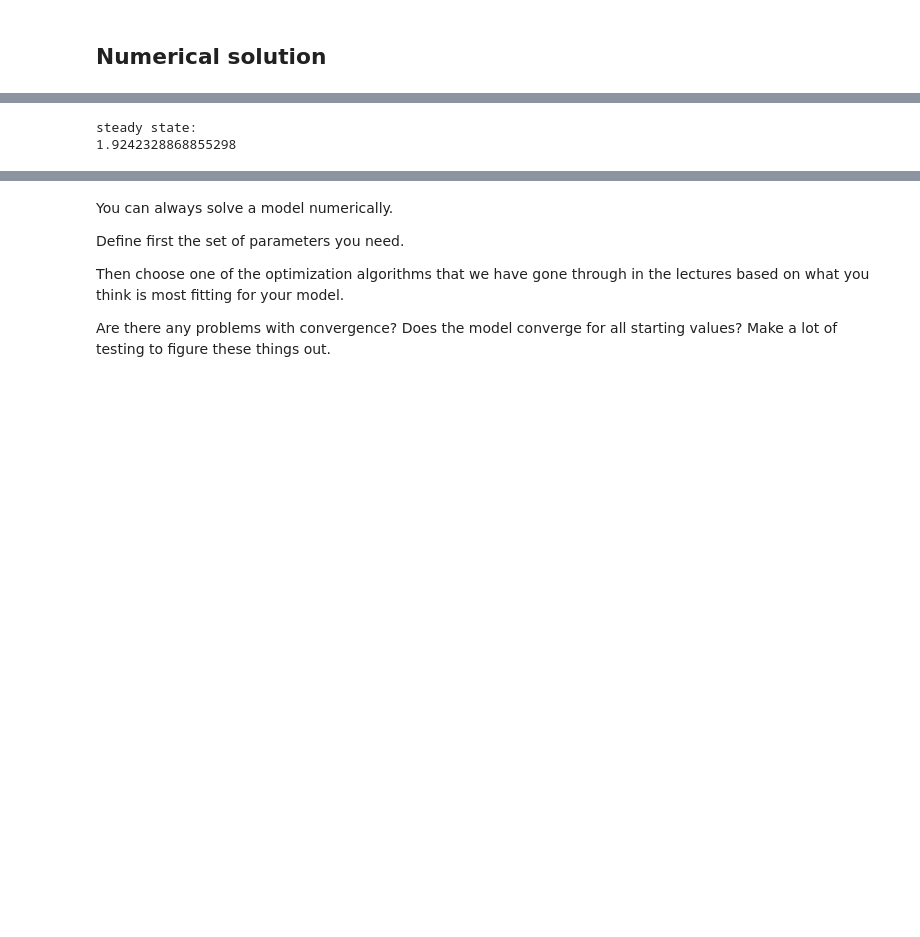
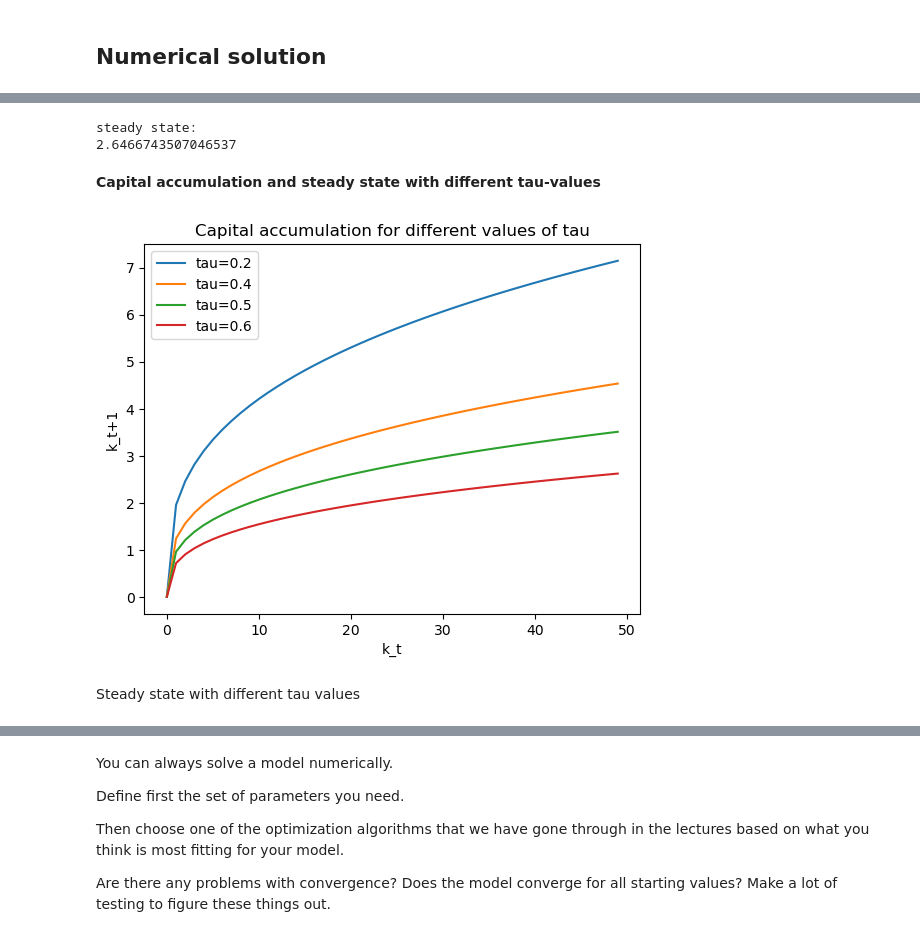
Before and after one commit to NumEconCopenhagen/projects-2023-joost-adam-og-frederik, a Jupyter notebook: modelproject/modelproject.ipynb, the cells around one changed output, grey strips where cells are left out. Saved outputs shown, nothing was run; the diff lists cells and outputs as text; code cells hidden in the pictures; blank space fills up the shorter version.

```diff
--- a/modelproject/modelproject.ipynb
+++ b/modelproject/modelproject.ipynb
@@ -151,7 +242,46 @@ plt.show
 # %%
 #calulate steady state
 print('steady state:')
-print(Kss)
+print(ss_k)
 # %% [output]
 steady state:
-1.9242328868855298
+2.6466743507046537
+# %% [markdown]
+**Capital accumulation and steady state with different tau-values**
+# %%
+#define parameter values with multiple values of tau
+
+alpha = 1/3
+tau1 = 0.2
+tau2 = 0.4
+tau3 = 0.5
+tau4 = 0.6
+rho = 0.25
+A = 10
+k_t = np.linspace(0,50)
+
+#define capital accumulation with different values of tau
+k_t1_1 = ((1-alpha)*(1-tau1)*alpha)/((2+rho)*alpha+(1+rho)*(1-alpha)*tau1)*A*k_t**alpha
+k_t1_2 = ((1-alpha)*(1-tau2)*alpha)/((2+rho)*alpha+(1+rho)*(1-alpha)*tau2)*A*k_t**alpha
+k_t1_3 = ((1-alpha)*(1-tau3)*alpha)/((2+rho)*alpha+(1+rho)*(1-alpha)*tau3)*A*k_t**alpha
+k_t1_4 = ((1-alpha)*(1-tau4)*alpha)/((2+rho)*alpha+(1+rho)*(1-alpha)*tau4)*A*k_t**alpha
+
+#define steady state with different values of tau
+ss_k_2 = ((-alpha*rho*tau2+alpha*rho-alpha*tau2+2*alpha+rho*tau2+tau2)/(A*alpha*(alpha*tau2-alpha-tau2+1)))**(1/(alpha-1))
+ss_k_3 = ((-alpha*rho*tau3+alpha*rho-alpha*tau3+2*alpha+rho*tau3+tau3)/(A*alpha*(alpha*tau3-alpha-tau3+1)))**(1/(alpha-1))
+ss_k_4 = ((-alpha*rho*tau4+alpha*rho-alpha*tau4+2*alpha+rho*tau4+tau4)/(A*alpha*(alpha*tau4-alpha-tau4+1)))**(1/(alpha-1))
+
+#Create plot with the four different capital accumulation
+plt.plot(k_t1_1, label='tau=0.2')
+plt.plot(k_t1_2, label='tau=0.4')
+plt.plot(k_t1_3, label='tau=0.5')
+plt.plot(k_t1_4, label='tau=0.6')
+plt.title('Capital accumulation for different values of tau')
+plt.xlabel("k_t")
+plt.ylabel("k_t+1")
+plt.legend()
+plt.show()
+# %% [output]
+[figure, added]
+# %% [markdown]
+Steady state with different tau values
```
Also changed, not shown: parts of 25 cells of this notebook, 1 other file.
